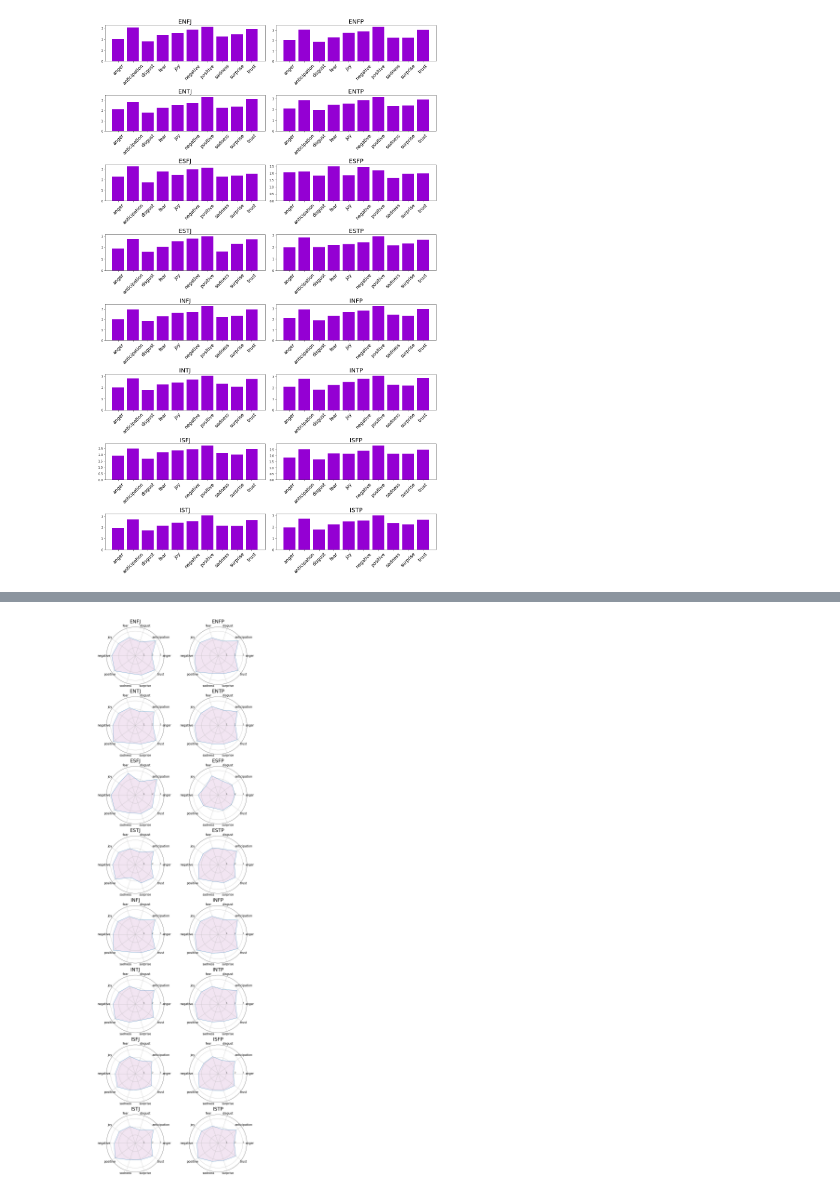
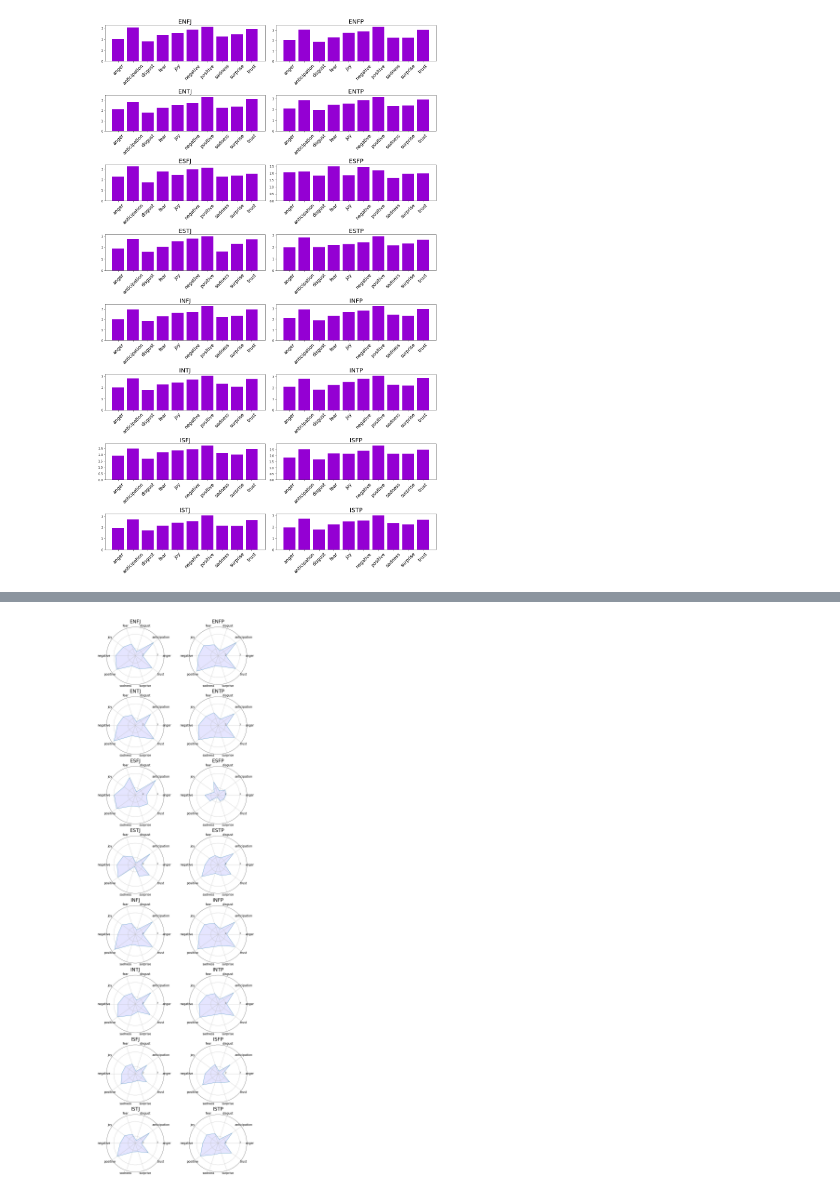
Before and after one commit to Vega-daniel/Predicting_personality, a Jupyter notebook: Emotional_Analysis.ipynb, the cells around one changed output, grey strips where cells are left out. Saved outputs shown, nothing was run; the diff lists cells and outputs as text; code cells hidden in the pictures.

Commit message:
Create visual aids to match presentation theme. Update presenration

```diff
--- a/Emotional_Analysis.ipynb
+++ b/Emotional_Analysis.ipynb
@@ -143,34 +125,34 @@ for e in range(len(radar)):
 
     # We are going to plot the first line of the data frame.
     # But we need to repeat the first value to close the circular graph:
     values=radar.loc[e].drop('type').values.flatten().tolist()
     values += values[:1]
     values
 
     # What will be the angle of each axis in the plot? (we divide the plot / number of variable)
     angles = [n / float(N) * 2 * pi for n in range(N)]
     angles += angles[:1]
 
     # Initialise the spider plot
     ax = plt.subplot(8,2,e+1, polar=True)
     ax.set_title(radar.type[e],{'fontsize': 25})
 
     # Draw one axe per variable + add labels labels yet
     plt.xticks(angles[:-1], categories, color='black', size=15)
 
     # Draw ylabels
     ax.set_rlabel_position(0)
     plt.yticks([1,2,3], ["1","2","3"], color="black", size=10)
-    plt.ylim(0,3.5)
+    plt.ylim(1.5,3.5)
 
     # Plot data
     ax.plot(angles, values, linewidth=1, linestyle='solid')
 
     # Fill area
-    ax.fill(angles, values, 'purple', alpha=0.1)
+    ax.fill(angles, values, 'blue', alpha=0.1)
     extent = ax.get_window_extent().transformed(fig.dpi_scale_trans.inverted())
     fig.savefig('img/emo{}.png'.format(radar.type[e]), bbox_inches=extent.expanded(1.2, 1.3))
 plt.tight_layout()
-# fig.savefig('img/emoByType.png')
+fig.savefig('img/emoByType.png')
 # %% [output]
-[figure, old version]
+[figure, new version]
```
Also changed, not shown: parts of 1 cell of this notebook, 39 other files.
